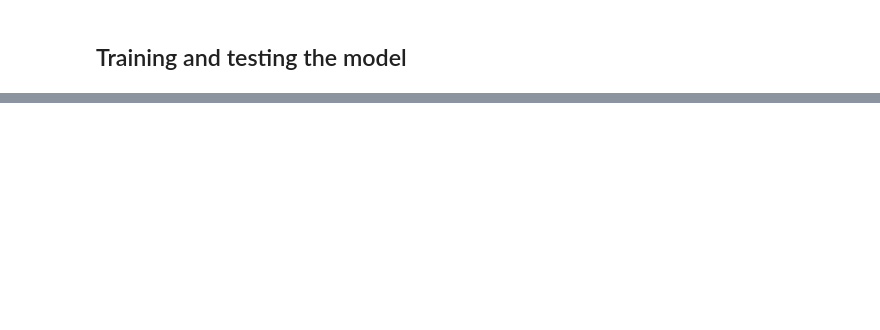
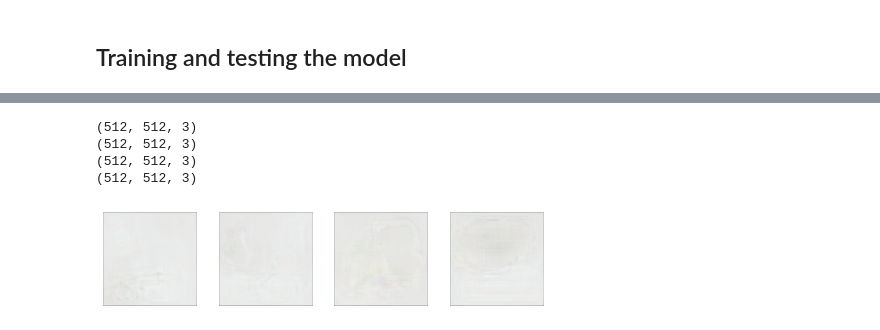
Before and after one commit to Dhruv0208/Research-Project, a Jupyter notebook: Autoencoder.ipynb, the cells around one changed output, grey strips where cells are left out. Cells and saved outputs as stored; diff of their text form; code cells hidden in the pictures; blank space fills up the shorter version.

```diff
--- a/Autoencoder.ipynb
+++ b/Autoencoder.ipynb
@@ -177,4 +219,2 @@ max_pooling2d_5
 # %% [markdown]
 ## Training and testing the model
-# %%
-autoencoder.fit(train_images, train_images, epochs = 1, shuffle = True, verbose=1, validation_data=(val_images, val_images))
@@ -185,20 +220,0 @@ decoded_imgs = autoencoder.predict(test_images)
-# %%
-n = 2
-plt.figure(figsize=(32,32))
-for i in range(n):
-    # display original
-    ax = plt.subplot(3, n, i+1)
-    plt.imshow(test_images[i])
-    plt.gray()
-    ax.get_xaxis().set_visible(False)
-    ax.get_yaxis().set_visible(False)
-
-
-    # display reconstruction
-    ax = plt.subplot(3, n, i+n+1)
-    plt.imshow(decoded_imgs[i])
-    plt.gray()
-    ax.get_xaxis().set_visible(False)
-    ax.get_yaxis().set_visible(False)
-
-plt.show()
@@ -216,0 +278,15 @@ plt.show()
+# %%
+def show_batch_predict(predictionss):
+    plt.figure(figsize=(10,10))
+    for n in range(4):
+        ax = plt.subplot(5,5, n+1)
+        print(predictionss[n].shape)
+        plt.imshow(predictionss[n])
+        plt.axis("off")
+show_batch_predict(predict)
+# %% [output]
+(512, 512, 3)
+(512, 512, 3)
+(512, 512, 3)
+(512, 512, 3)
+[figure, added]
```
Also changed, not shown: parts of 44 cells of this notebook.
